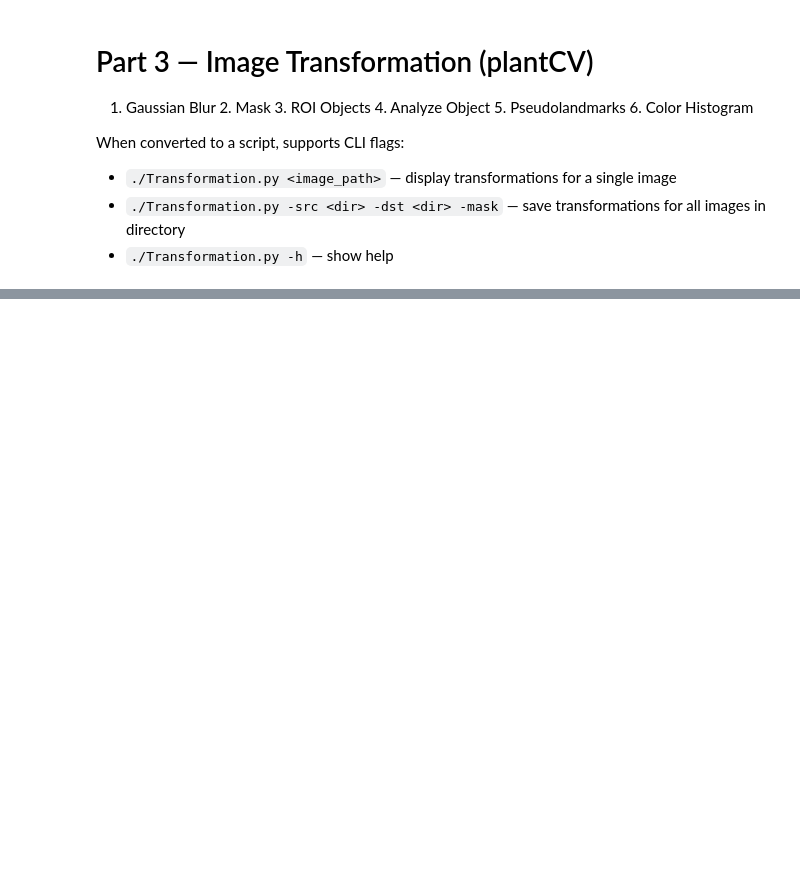
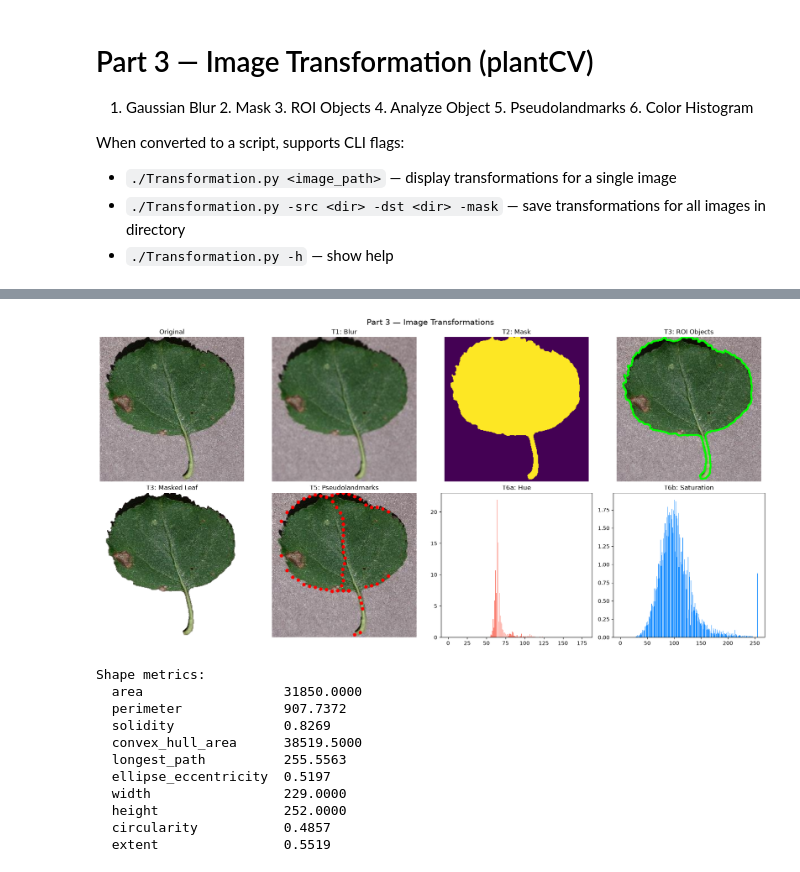
Before and after one commit to mylastresort/Leaffliction, a Jupyter notebook: notebooks/03_part.ipynb, the cells around one changed output, grey strips where cells are left out. Drawn from its saved outputs; the diff is of its cells as text; code cells hidden in the pictures; blank space fills up the shorter version.

```diff
--- a/notebooks/03_part.ipynb
+++ b/notebooks/03_part.ipynb
@@ -315,0 +32,20 @@ if __name__ == "__main__" and getattr(args, "src", None):
+# %%
+loader = LeafLoader()
+transformer = LeafTransformer(loader=loader)
+# %%
+img_path = Path("../data/leaves/images/Apple_Black_rot/image (1).JPG")
+rgb = loader.load_rgb(img_path)
+transformer.display_results(transformer.transform(rgb))
+# %% [output]
+[figure, added]
+Shape metrics:
+  area                  31850.0000
+  perimeter             907.7372
+  solidity              0.8269
+  convex_hull_area      38519.5000
+  longest_path          255.5563
+  ellipse_eccentricity  0.5197
+  width                 229.0000
+  height                252.0000
+  circularity           0.4857
+  extent                0.5519
```
Also changed, not shown: parts of 21 cells of this notebook, 17 other files.
